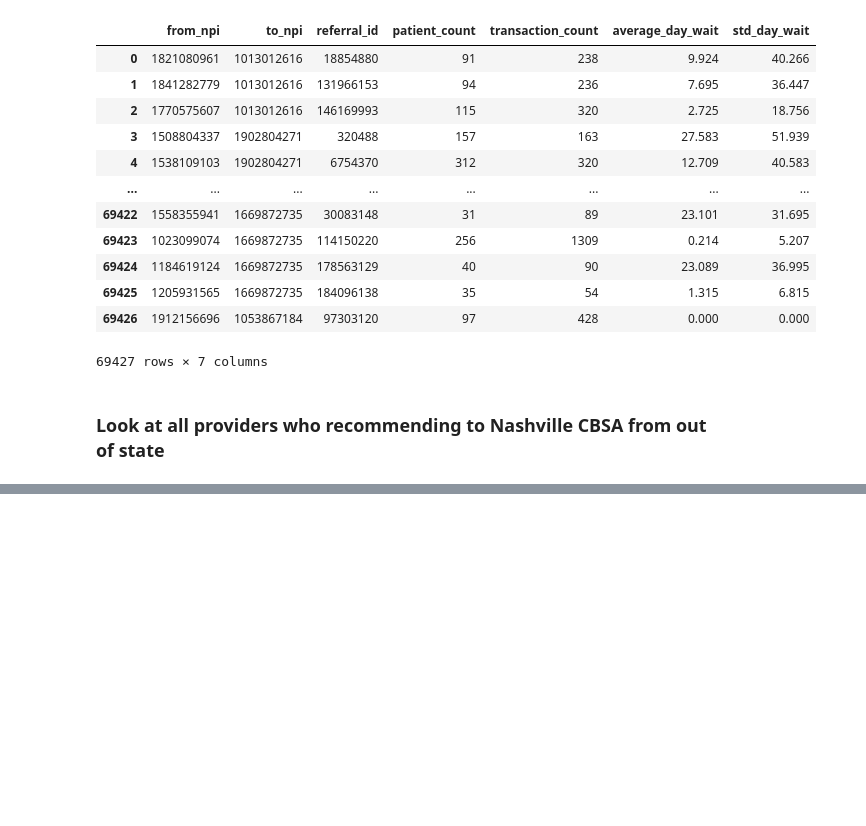
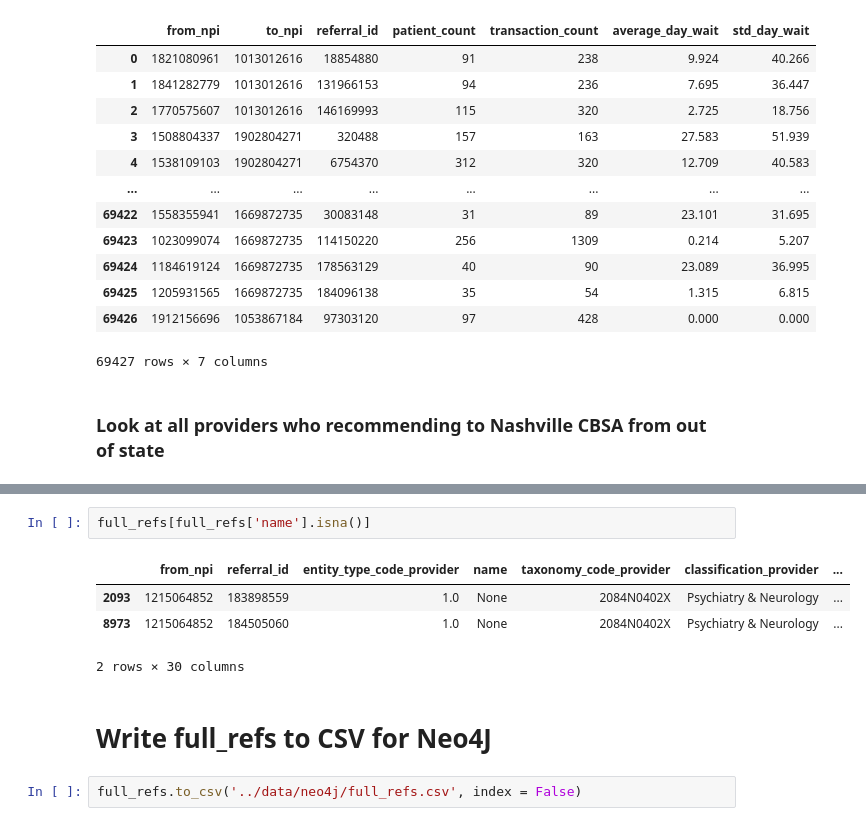
Before and after one commit to VahidehRasekhi/hop_team-hotdogs, a Jupyter notebook: scripts/hop_03_create_csv_files_for_neo4j.ipynb, the cells around one changed output, grey strips where cells are left out. Cells and saved outputs as stored; diff of their text form; blank space fills up the shorter version.

```diff
--- a/scripts/hop_03_create_csv_files_for_neo4j.ipynb
+++ b/scripts/hop_03_create_csv_files_for_neo4j.ipynb
@@ -399,0 +486,11 @@ providers[providers['state'] != 'TN']
+# %%
+full_refs[full_refs['name'].isna()]
+# %% [output]
+|  | from_npi | referral_id | entity_type_code_provider | name | taxonomy_code_provider | classification_provider | ... |
+| 2093 | 1215064852 | 183898559 | 1.0 | None | 2084N0402X | Psychiatry & Neurology | ... |
+| 8973 | 1215064852 | 184505060 | 1.0 | None | 2084N0402X | Psychiatry & Neurology | ... |
+2 rows × 30 columns
+# %% [markdown]
+# Write full_refs to CSV for Neo4J
+# %%
+full_refs.to_csv('../data/neo4j/full_refs.csv', index = False)
```
Also changed, not shown: parts of 12 cells of this notebook.
